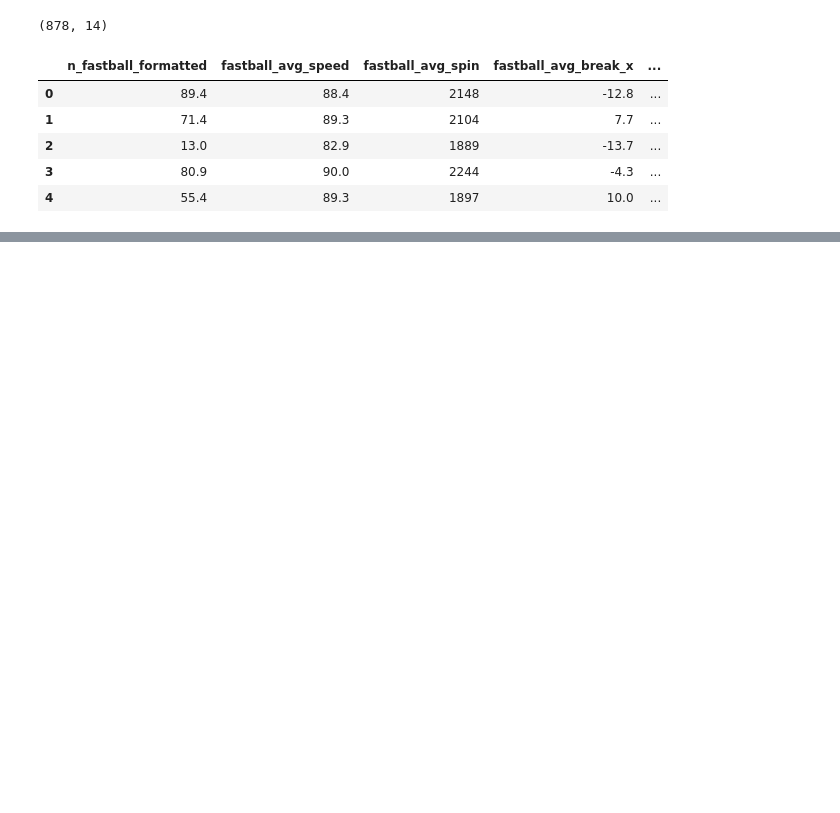
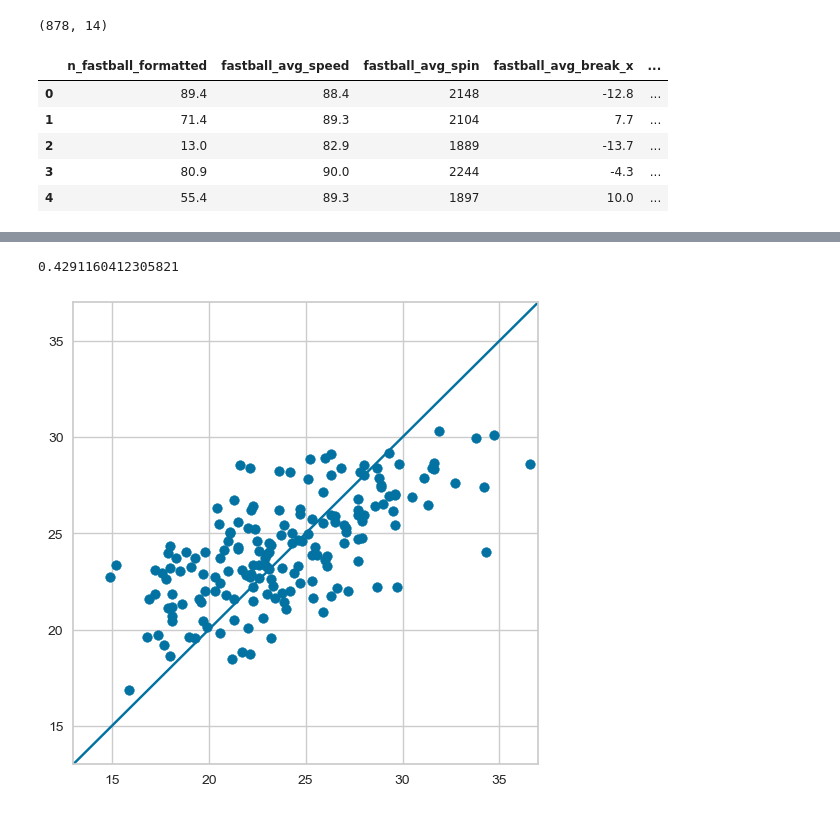
Before and after one commit to Stevey8/Fastball-vs-Pitcher-Performance, a Jupyter notebook: mlb_pitcher_2019.ipynb, the cells around one changed output, grey strips where cells are left out. Saved outputs shown, nothing was run; the diff lists cells and outputs as text; code cells hidden in the pictures; blank space fills up the shorter version.

```diff
--- a/mlb_pitcher_2019.ipynb
+++ b/mlb_pitcher_2019.ipynb
@@ -544,13 +587,0 @@ X_train.shape
-# %%
-num_feats = ['fastball_avg_speed','fastball_avg_spin','offspeed_avg_speed','offspeed_avg_spin','speed_diff','spin_diff']
-drop_feats = [item for item in X.columns.tolist() if item not in num_feats]
-
-num_transformer = make_pipeline(SimpleImputer(strategy="median"), StandardScaler())
-
-preprocessor = make_column_transformer(
-    ("drop", drop_feats),
-    (num_transformer, num_feats)
-)
-
-ridge = Ridge()
-pipe = make_pipeline(preprocessor, ridge)
@@ -597,0 +590,4 @@ Intel MKL WARNING: Support of Intel(R) Streaming SIMD Extensions 4.2 (Intel(R) S
+# %%
+alphas = 10.0 ** np.arange(-6, 6, 1)
+ridgecv_pipe = make_pipeline(preprocessor, RidgeCV(alphas=alphas, cv=10))
+ridgecv_pipe.fit(X_train, y_train)
@@ -597,0 +629,3 @@ Intel MKL WARNING: Support of Intel(R) Streaming SIMD Extensions 4.2 (Intel(R) S
+# %%
+best_alpha = ridgecv_pipe.named_steps["ridgecv"].alpha_
+best_alpha
@@ -597,0 +634,3 @@ Intel MKL WARNING: Support of Intel(R) Streaming SIMD Extensions 4.2 (Intel(R) S
+# %%
+ridge_tuned = make_pipeline(preprocessor, Ridge(alpha=best_alpha))
+ridge_tuned.fit(X_train, y_train)
@@ -597,0 +656,17 @@ Intel MKL WARNING: Support of Intel(R) Streaming SIMD Extensions 4.2 (Intel(R) S
+# %%
+ridge_tuned.score(X_test,y_test)
+# %% [output]
+0.4291160412305821
+# %%
+preds = ridge_tuned.predict(X_test)
+plt.figure(figsize=(6,6))
+
+n = np.linspace(10,40)
+
+plt.plot(n,n)
+plt.scatter(x=y_test, y=preds)
+plt.xlim(13,37)
+plt.ylim(13,37)
+plt.show()
+# %% [output]
+[figure, added]
```
Also changed, not shown: parts of 39 cells of this notebook.
